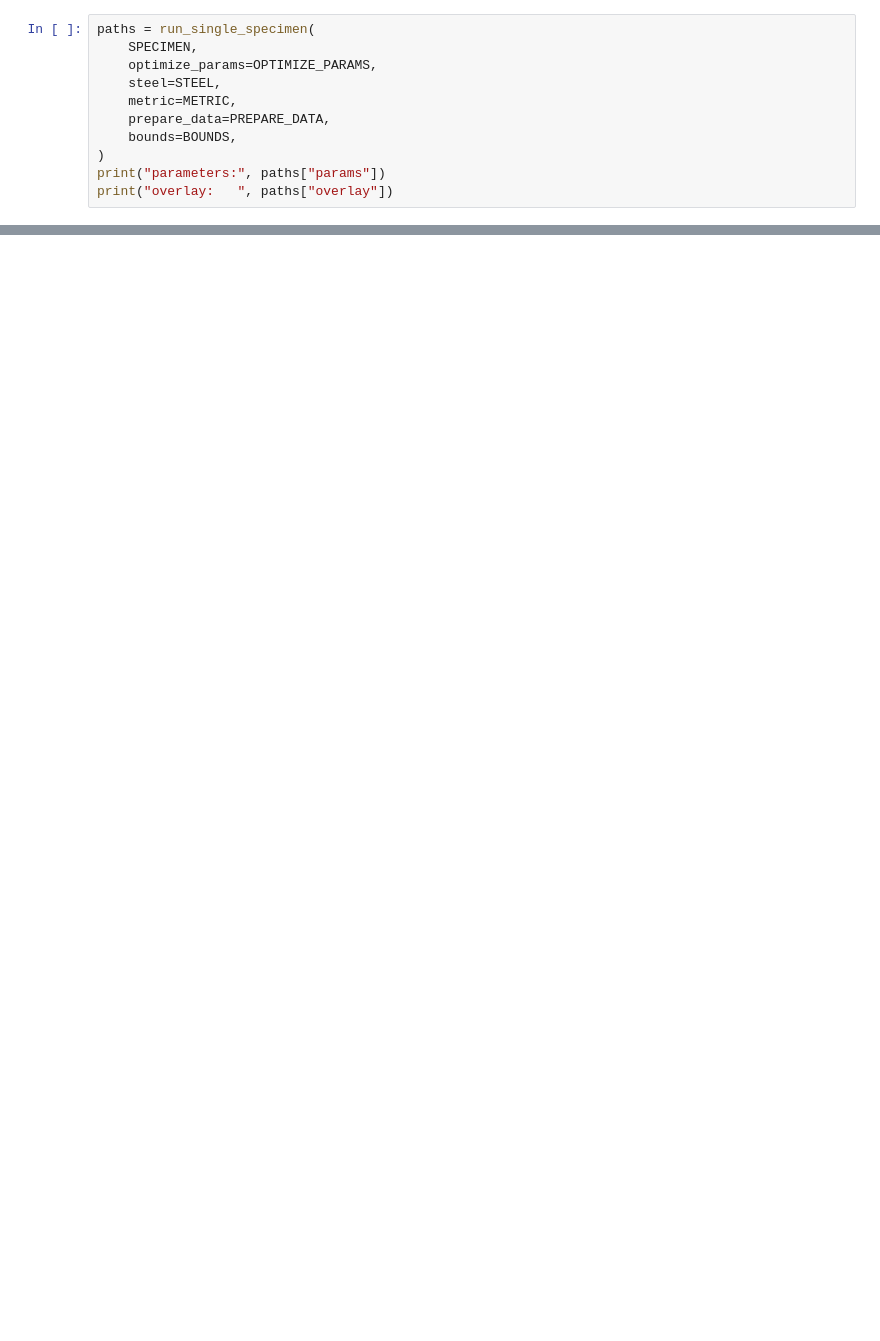
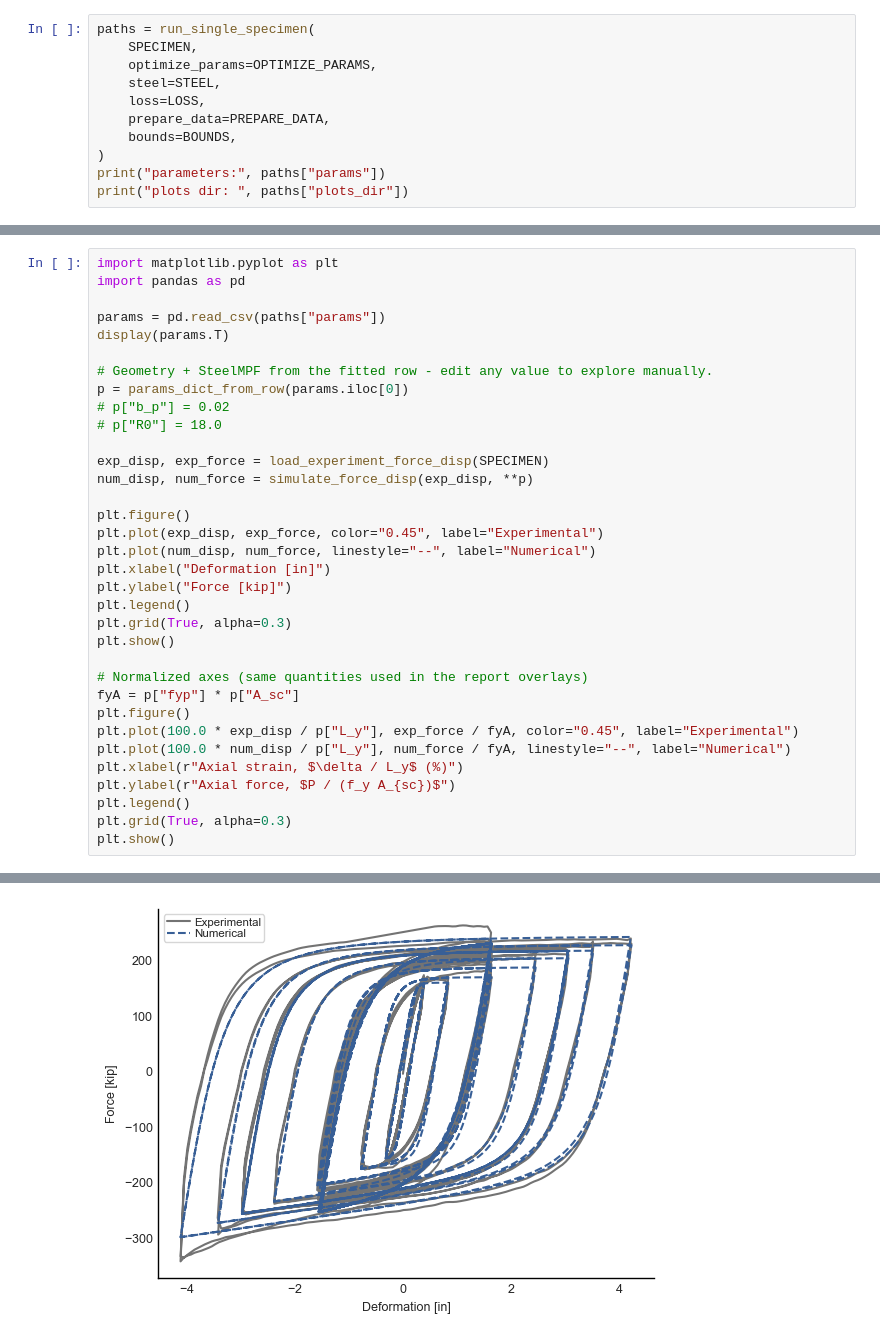
Before and after one commit to simpsoba/BRB-Calibration, a Jupyter notebook: notebooks/01_single_specimen.ipynb, the cells around one changed output, grey strips where cells are left out. Cells and saved outputs as stored; diff of their text form; blank space fills up the shorter version.

```diff
--- a/notebooks/01_single_specimen.ipynb
+++ b/notebooks/01_single_specimen.ipynb
@@ -51,9 +227,9 @@ paths = run_single_specimen(
     SPECIMEN,
     optimize_params=OPTIMIZE_PARAMS,
     steel=STEEL,
-    metric=METRIC,
+    loss=LOSS,
     prepare_data=PREPARE_DATA,
     bounds=BOUNDS,
 )
 print("parameters:", paths["params"])
-print("overlay:   ", paths["overlay"])
+print("plots dir: ", paths["plots_dir"])
@@ -67,0 +261,35 @@ display_png(paths["overlay"], width=640)
+# %%
+import matplotlib.pyplot as plt
+import pandas as pd
+
+params = pd.read_csv(paths["params"])
+display(params.T)
+
+# Geometry + SteelMPF from the fitted row - edit any value to explore manually.
+p = params_dict_from_row(params.iloc[0])
+# p["b_p"] = 0.02
+# p["R0"] = 18.0
+
+exp_disp, exp_force = load_experiment_force_disp(SPECIMEN)
+num_disp, num_force = simulate_force_disp(exp_disp, **p)
+
+plt.figure()
+plt.plot(exp_disp, exp_force, color="0.45", label="Experimental")
+plt.plot(num_disp, num_force, linestyle="--", label="Numerical")
+plt.xlabel("Deformation [in]")
+plt.ylabel("Force [kip]")
+plt.legend()
+plt.grid(True, alpha=0.3)
+plt.show()
+
+# Normalized axes (same quantities used in the report overlays)
+fyA = p["fyp"] * p["A_sc"]
+plt.figure()
+plt.plot(100.0 * exp_disp / p["L_y"], exp_force / fyA, color="0.45", label="Experimental")
+plt.plot(100.0 * num_disp / p["L_y"], num_force / fyA, linestyle="--", label="Numerical")
+plt.xlabel(r"Axial strain, $\delta / L_y$ (%)")
+plt.ylabel(r"Axial force, $P / (f_y A_{sc})$")
+plt.legend()
+plt.grid(True, alpha=0.3)
+plt.show()
+# %% [output]
@@ -67,0 +313 @@ display_png(paths["overlay"], width=640)
+[figure, added]
```
Also changed, not shown: parts of 19 cells of this notebook, 12 other files.
